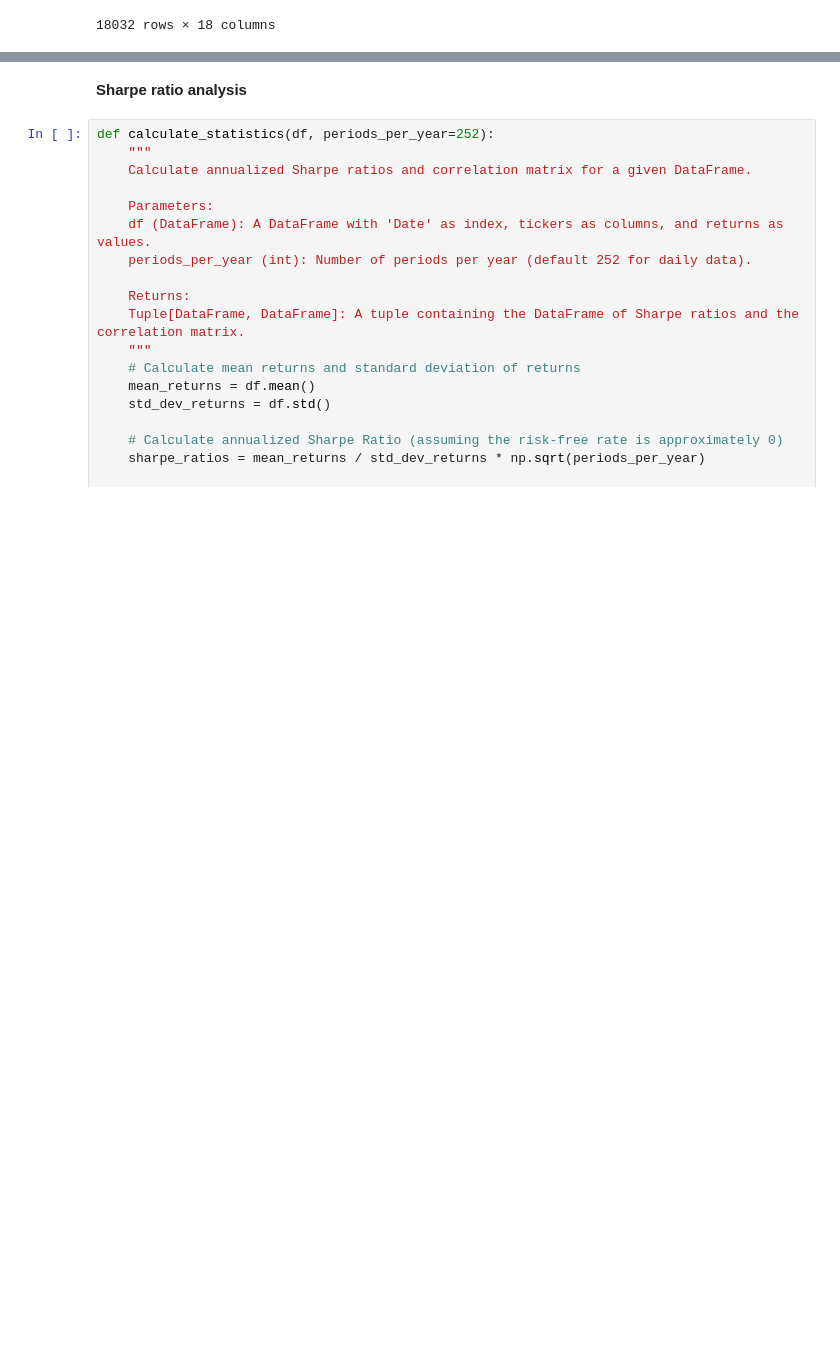
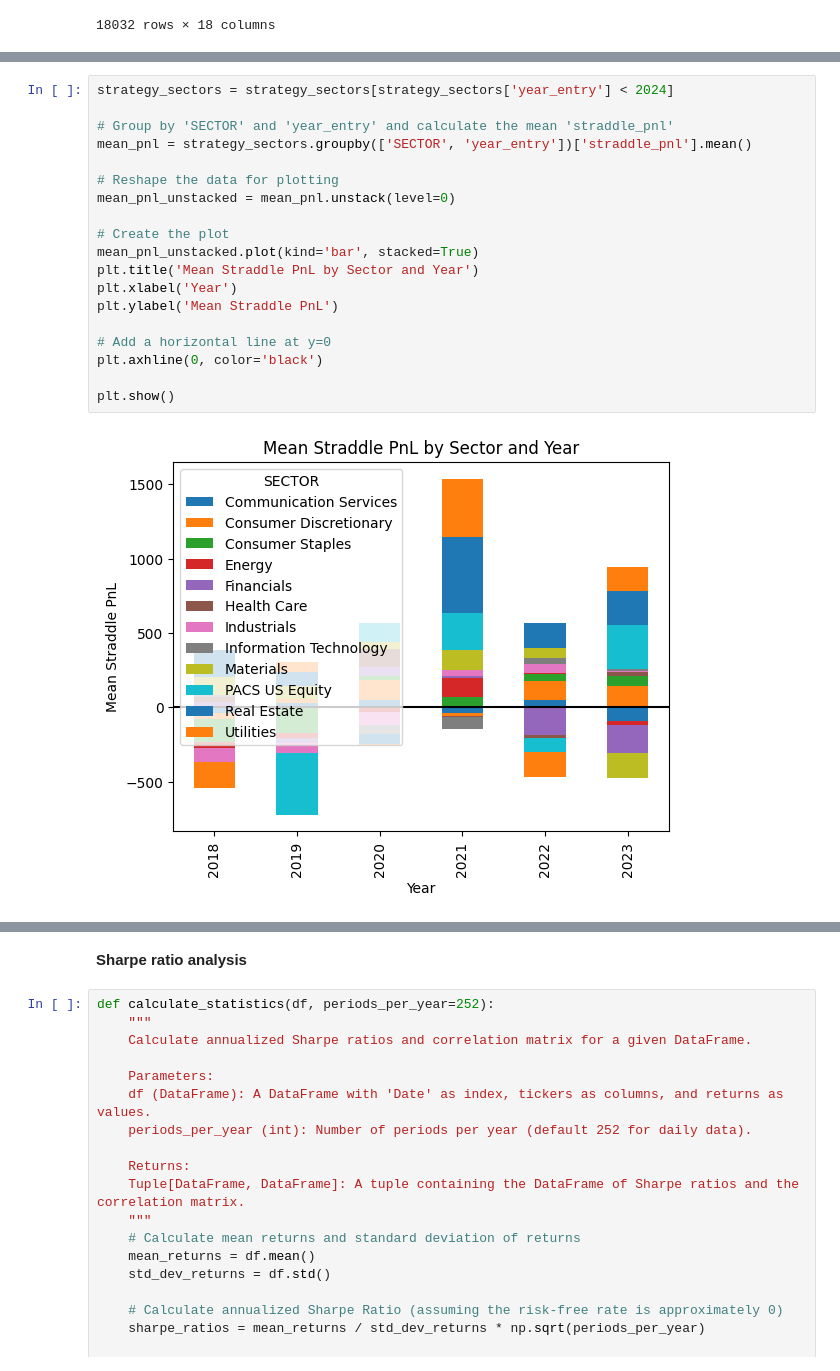
Before and after one commit to shreyjain-uchicago/ProjectLab_Spring-24_HullTactical, a Jupyter notebook: options_analysis sectors.ipynb, the cells around one changed output, grey strips where cells are left out. Cells and saved outputs as stored; diff of their text form; blank space fills up the shorter version.

```diff
--- a/options_analysis sectors.ipynb
+++ b/options_analysis sectors.ipynb
@@ -381,0 +399,21 @@ Name: straddle_pnl, dtype: float64
+# %%
+strategy_sectors = strategy_sectors[strategy_sectors['year_entry'] < 2024]
+
+# Group by 'SECTOR' and 'year_entry' and calculate the mean 'straddle_pnl'
+mean_pnl = strategy_sectors.groupby(['SECTOR', 'year_entry'])['straddle_pnl'].mean()
+
+# Reshape the data for plotting
+mean_pnl_unstacked = mean_pnl.unstack(level=0)
+
+# Create the plot
+mean_pnl_unstacked.plot(kind='bar', stacked=True)
+plt.title('Mean Straddle PnL by Sector and Year')
+plt.xlabel('Year')
+plt.ylabel('Mean Straddle PnL')
+
+# Add a horizontal line at y=0
+plt.axhline(0, color='black')
+
+plt.show()
+# %% [output]
+[figure, added]
```
Also changed, not shown: parts of 15 cells of this notebook, 4 other files.
